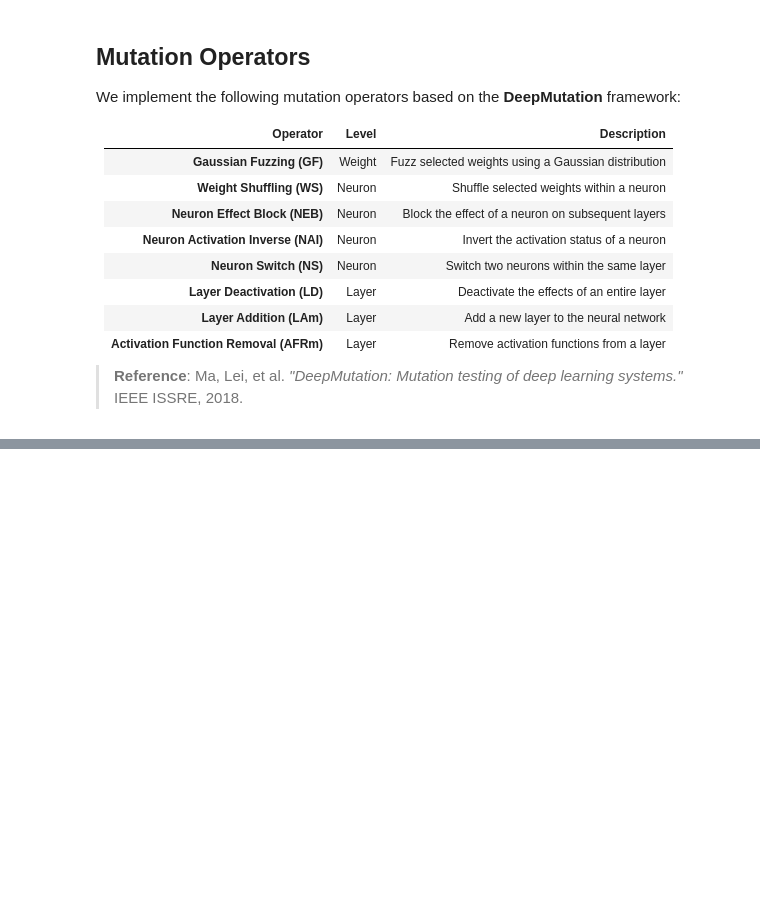
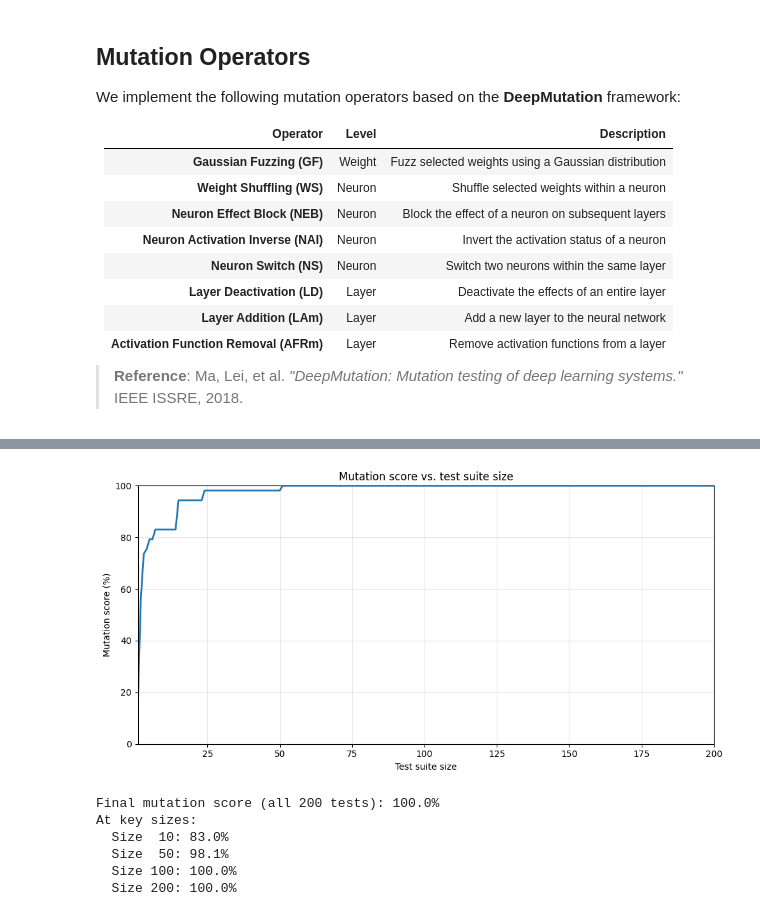
Before and after one commit to yongjunshin/Introduction_to_Software_Testing_for_Safe_AI, a Jupyter notebook: modules/04_mutation_testing/exercises/02_model_level_mutation_testing_exercise.ipynb, the cells around one changed output, grey strips where cells are left out. Drawn from its saved outputs; the diff is of its cells as text; code cells hidden in the pictures; blank space fills up the shorter version.

Commit message:
mutation testing exercise

```diff
--- a/modules/04_mutation_testing/exercises/02_model_level_mutation_testing_exercise.ipynb
+++ b/modules/04_mutation_testing/exercises/02_model_level_mutation_testing_exercise.ipynb
@@ -6,0 +67,7 @@ This approach helps evaluate how robust a DNN is to internal perturbations and h
+# %%
+# Load pre-saved MNIST subsets (using DATA_DIR defined above)
+test_data = torch.load(os.path.join(DATA_DIR, "mnist_test_200.pt"))
+
+test_images, test_labels = test_data["images"], test_data["labels"]
+
+print(f"Test:  {test_images.shape}, {test_labels.shape}")
@@ -23,0 +958,65 @@ We implement the following mutation operators based on the **DeepMutation** fram
+# %%
+# Mutation score vs. prefix size of the fixed test suite (test_images[:size]).
+# A mutant is killed if its argmax predictions differ from the original on ≥1 example in the prefix.
+
+import time
+
+import matplotlib.pyplot as plt
+
+model.eval()
+for _tag, m in mutants:
+    m.to(device)
+    m.eval()
+
+
+def mutation_score(suite_images):
+    if not mutants:
+        return 0.0
+    batch = suite_images.to(device)
+    with torch.no_grad():
+        orig_pred = model(batch).argmax(dim=1)
+    killed = 0
+    for _name, mut in mutants:
+        with torch.no_grad():
+            mut_pred = mut(batch).argmax(dim=1)
+        if not torch.equal(orig_pred, mut_pred):
+            killed += 1
+    return killed / len(mutants)
+
+
+max_size = len(test_images)
+batch_sizes = list(range(1, max_size + 1))
+print(
+    f"[mutation score] suite sizes 1..{max_size}, {len(mutants)} mutants per size — starting ...",
+    flush=True,
+)
+log_every = max(1, max_size // 20)
+scores = []
+t0 = time.perf_counter()
+for size in batch_sizes:
+    scores.append(mutation_score(test_images[:size]))
+    if size == 1 or size == max_size or size % log_every == 0:
+        print(
+            f"[mutation score] size {size}/{max_size}, score {scores[-1]:.1%}",
+            flush=True,
+        )
+elapsed = time.perf_counter() - t0
+print(f"[mutation score] done in {elapsed:.1f}s wall time", flush=True)
+
+plt.figure(figsize=(10, 5))
+plt.plot(batch_sizes, [s * 100 for s in scores], color="tab:blue", linewidth=2)
+plt.xlabel("Test suite size")
+plt.ylabel("Mutation score (%)")
+plt.title("Mutation score vs. test suite size")
+plt.grid(True, alpha=0.3)
+plt.xlim(1, max_size)
+plt.ylim(0, 100)
+plt.tight_layout()
+plt.show()
+
+print(f"Final mutation score (all {max_size} tests): {scores[-1]:.1%}")
+print("At key sizes:")
+for size in [10, 50, 100, 200]:
+    if size <= max_size:
+        print(f"  Size {size:3d}: {scores[size - 1]:.1%}")
+# %% [output]
@@ -23,0 +1040,7 @@ We implement the following mutation operators based on the **DeepMutation** fram
+[figure, added]
+Final mutation score (all 200 tests): 100.0%
+At key sizes:
+  Size  10: 83.0%
+  Size  50: 98.1%
+  Size 100: 100.0%
+  Size 200: 100.0%
```
Also changed, not shown: parts of 28 cells of this notebook, 2 other files.
